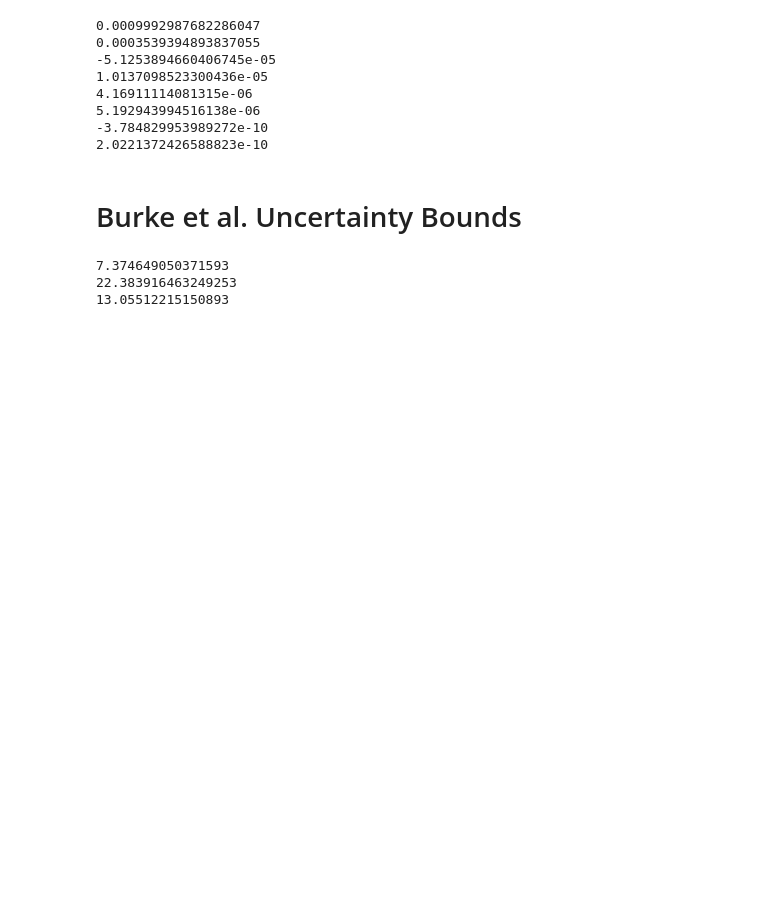
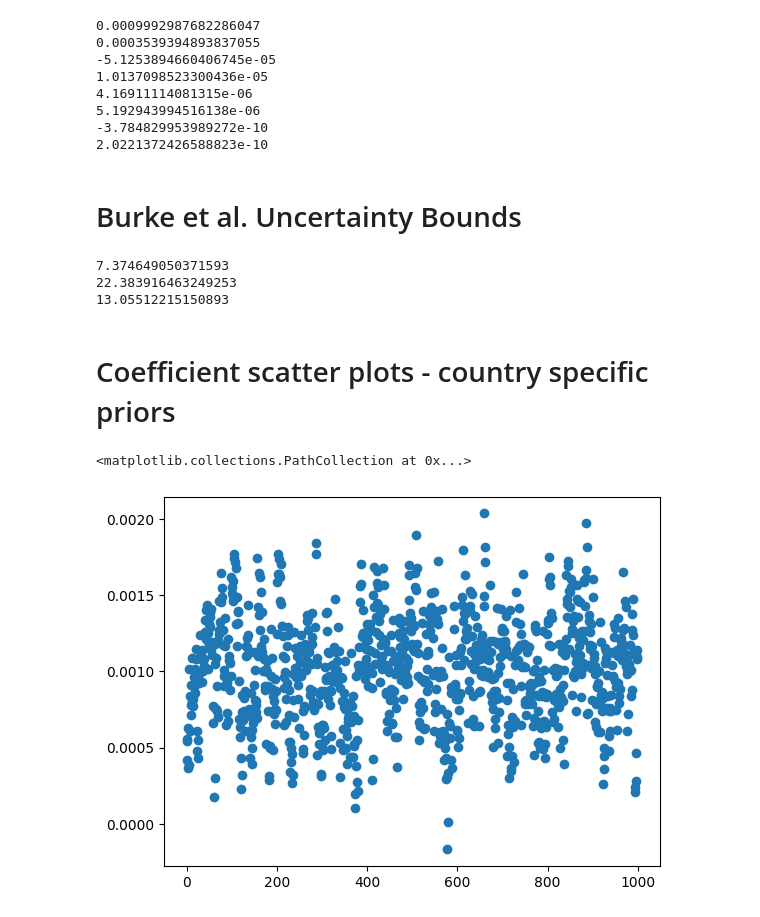
Before and after one commit to greenguy33/environmental-bayesian-modeling, a Jupyter notebook: notebooks/Burke_paper_reproduction.ipynb, the cells around one changed output. Drawn from its saved outputs; the diff is of its cells as text; code cells hidden in the pictures; blank space fills up the shorter version.

```diff
--- a/notebooks/Burke_paper_reproduction.ipynb
+++ b/notebooks/Burke_paper_reproduction.ipynb
@@ -304,3 +301,10 @@ print(mean)
 7.374649050371593
 22.383916463249253
 13.05512215150893
+# %% [markdown]
+# Coefficient scatter plots - country specific priors
+# %%
+plt.scatter(list(range(1000)), mult1*posterior.posterior.temp_gdp_coef[0].data.flatten())
+# %% [output]
+<matplotlib.collections.PathCollection at 0x...>
+[figure, added]
```
Also changed, not shown: parts of 25 cells of this notebook, 11 other files.
